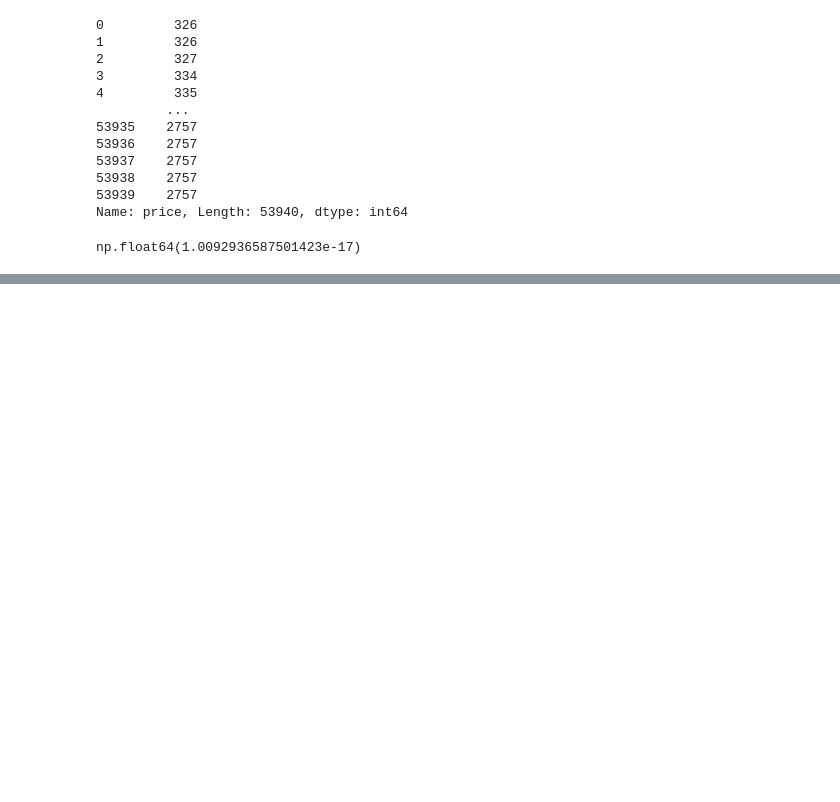
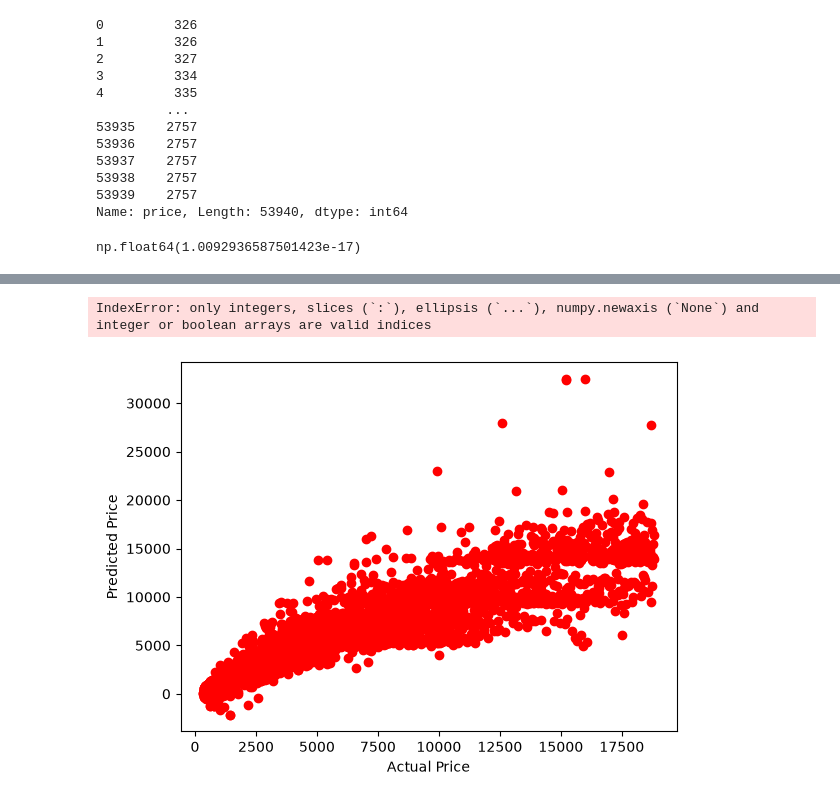
Before and after one commit to rohitdhamke/ml, a Jupyter notebook: EDA/day1.ipynb, the cells around one changed output, grey strips where cells are left out. Saved outputs shown, nothing was run; the diff lists cells and outputs as text; code cells hidden in the pictures; blank space fills up the shorter version.

```diff
--- a/EDA/day1.ipynb
+++ b/EDA/day1.ipynb
@@ -176,0 +240,4 @@ np.float64(1.0092936587501423e-17)
+# %%
+lr = LinearRegression()
+# %%
+lr.fit(X_train, Y_train)
@@ -176,0 +246,3 @@ np.float64(1.0092936587501423e-17)
+# %%
+Y_pred = lr.predict(X_test)
+Y_pred
@@ -176,0 +298,12 @@ np.float64(1.0092936587501423e-17)
+# %%
+plt.scatter(X_test["carat"], Y_test, color = "red")
+plt.plot(X_test["carat"], m[0] * X_test["carat"] + b, color = "green")
+# %% [output]
+IndexError: only integers, slices (`:`), ellipsis (`...`), numpy.newaxis (`None`) and integer or boolean arrays are valid indices
+# %%
+plt.scatter(Y_test, Y_pred, color="red")
+plt.xlabel("Actual Price")
+plt.ylabel("Predicted Price")
+plt.show()
+# %% [output]
+[figure, added]
```
Also changed, not shown: parts of 19 cells of this notebook.
